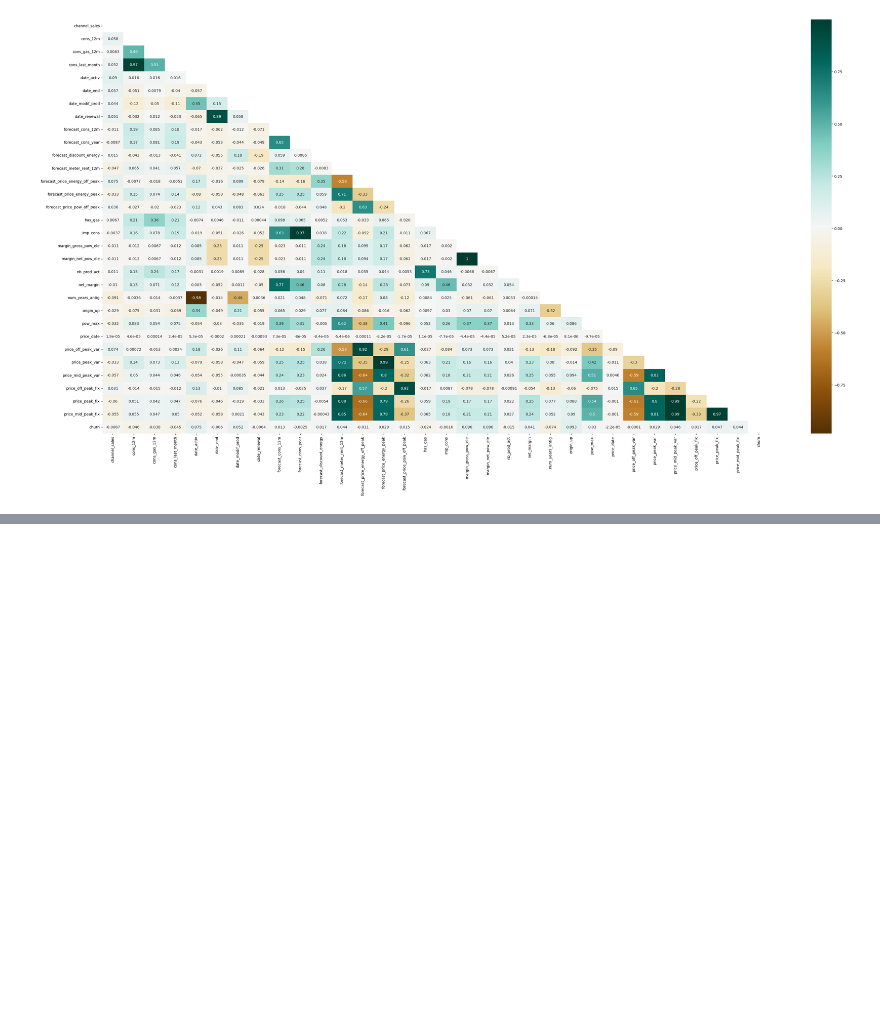
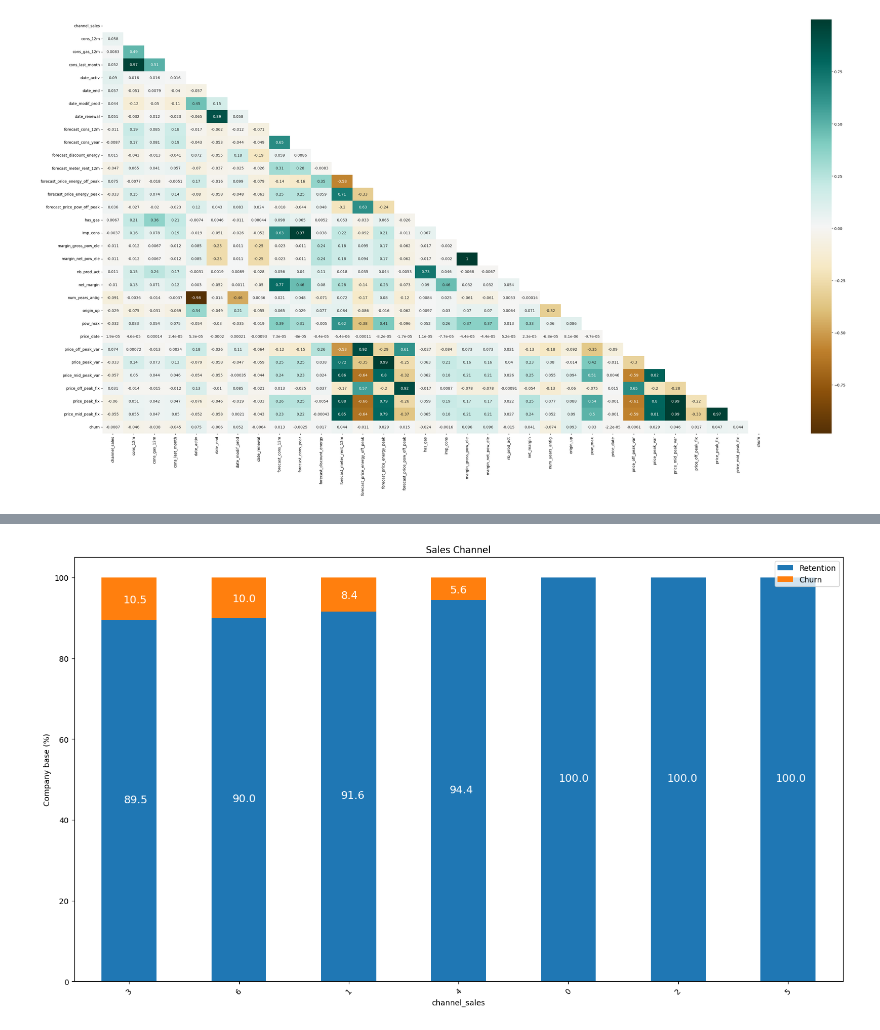
Before and after one commit to sadnyd/BCG_Churn_Insights, a Jupyter notebook: eda.ipynb, the cells around one changed output, grey strips where cells are left out. Cells and saved outputs as stored; diff of their text form; code cells hidden in the pictures; blank space fills up the shorter version.

```diff
--- a/eda.ipynb
+++ b/eda.ipynb
@@ -279,0 +381,7 @@ sns.heatmap(data.drop('id',axis=1).corr(),annot=True, cmap='BrBG',mask=mask)
+# %%
+channel = data[['id', 'channel_sales', 'churn']]
+channel = channel.groupby([channel["channel_sales"], channel["churn"]])["id"].count().unstack(level=1)
+channel_churn = (channel.div(channel.sum(axis=1), axis=0)*100).sort_values(by=[1], ascending=False)
+plot_stacked_bars(channel_churn, "Sales Channel", rot_=45)
+# %% [output]
+[figure, added]
```
Also changed, not shown: parts of 17 cells of this notebook, 2 other files.
